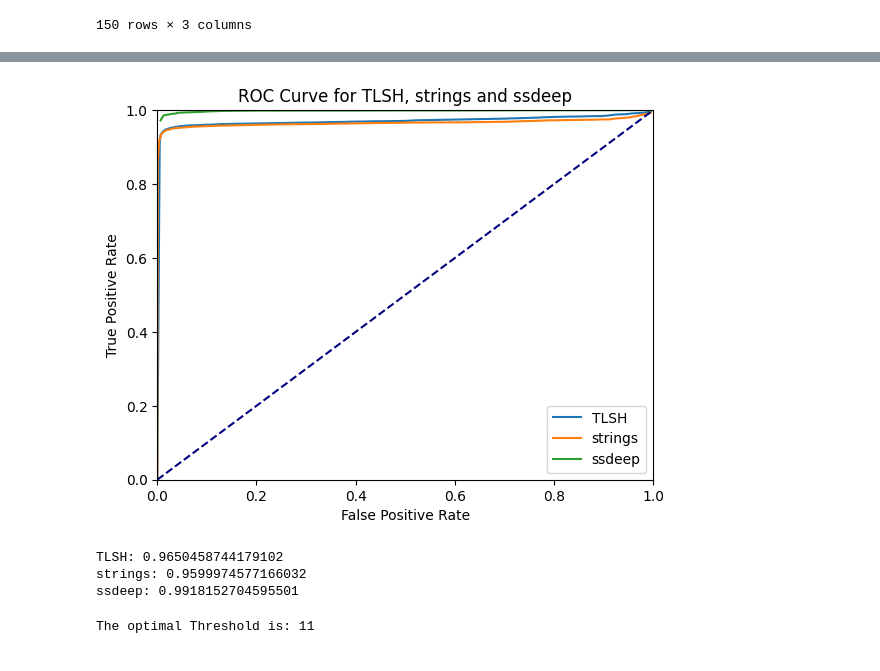
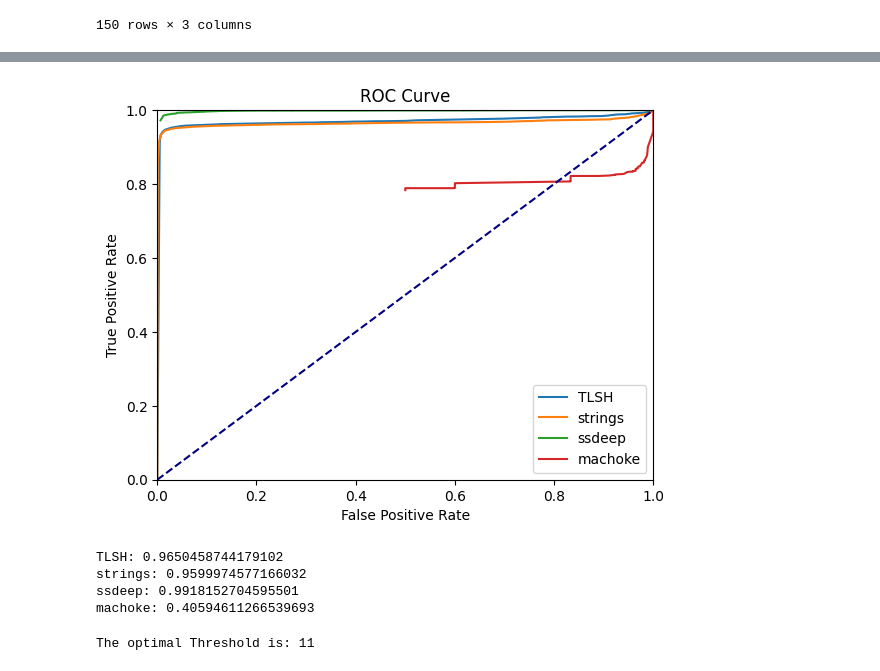
Before and after one commit to edizeqiri/obstkorb, a Jupyter notebook: Analysis/Malware.ipynb, the cells around one changed output, grey strips where cells are left out. Drawn from its saved outputs; the diff is of its cells as text; code cells hidden in the pictures.

```diff
--- a/Analysis/Malware.ipynb
+++ b/Analysis/Malware.ipynb
@@ -300,6 +325,7 @@ sampled_concat["tlsh"] = sampled_concat["tlsh"].apply(lambda x: x["tlsh"] if isi
 sampled_concat["ssdeep"] = sampled_concat["ssdeep"].apply(lambda x: x["ssdeep"] if isinstance(x, dict) else x)
 sampled_concat["strings"] = sampled_concat["strings"].apply(lambda x: x["strings"] if isinstance(x, dict) else x)
 # %%
+import sys
 def tlsh_comb(df, col='tlsh'):
     from itertools import combinations
 
@@ -324,5 +350,5 @@ def tlsh_comb(df, col='tlsh'):
     results_df = pd.DataFrame(results, columns=['Family 1', 'Family 2', 'Scicore 1', "Scicore 2", 'TLSH 1', 'TLSH 2', 'Diff Score'])
 
     return results_df
-"""tlsh_best = tlsh_comb(df=sampled_concat)
-strings_best = tlsh_comb(df=sampled_concat, col='strings')"""
+#tlsh_best = tlsh_comb(df=sampled_concat)
+#strings_best = tlsh_comb(df=sampled_concat, col='strings')
@@ -450,0 +506,12 @@ d = ssdeep_thresh(ssdeep_best)
+# %%
+
+machoke_conat.dropna(subset=['machoke'], inplace=True)
+machoke_conat['machoke'] = machoke_conat['machoke'].apply(lambda x: x['machoke'] if 'machoke' in x and isinstance(x, dict) else x)
+
+# drop on row "machoke" if it starts with "Not"
+machoke_conat = machoke_conat[~machoke_conat['machoke'].str.startswith('Not')]
+machoke_conat = machoke_conat[~machoke_conat['machoke'].str.startswith('r2')]
+
+# remove on "machoke" everything after "\t"
+machoke_conat['machoke'] = machoke_conat['machoke'].apply(lambda x: x.split("\t")[0])
+machoke_conat
@@ -450,0 +602,5 @@ d = ssdeep_thresh(ssdeep_best)
+# %%
+machoke_best["Diff Score"] *= 100
+# %%
+m = ssdeep_thresh(machoke_best)
+m
@@ -451,28 +621,31 @@ d = ssdeep_thresh(ssdeep_best)
 # %%
 # plot the roc curve of variable 'd', 't', 's'
 plt.plot(p["false_positive_rate"], p["true_positive_rate"], label="TLSH")
 plt.plot(s["false_positive_rate"], s["true_positive_rate"], label="strings")
 plt.plot(d["false_positive_rate"], d["true_positive_rate"], label="ssdeep")
+plt.plot(m["false_positive_rate"], m["true_positive_rate"], label="machoke")
 plt.plot([0, 1], [0, 1], color='navy', linestyle='--')
 plt.legend()
 plt.xlabel("False Positive Rate")
 plt.ylabel("True Positive Rate")
-plt.title("ROC Curve for TLSH, strings and ssdeep")
+plt.title("ROC Curve")
 plt.xlim([0.0, 1.0])
 plt.ylim([0.0, 1.0])
 plt.show()
 # %% [output]
-[figure, old version]
+[figure, new version]
 # %%
 # calculate the area under the curve for variable 'd', 't', 's'
 from sklearn.metrics import auc
 print(f"TLSH: {auc(p['false_positive_rate'], p['true_positive_rate'])}")
 print(f"strings: {auc(s['false_positive_rate'], s['true_positive_rate'])}")
 print(f"ssdeep: {auc(d['false_positive_rate'], d['true_positive_rate'])}")
+print(f"machoke: {auc(m['false_positive_rate'], m['true_positive_rate'])}")
 # %% [output]
 TLSH: 0.9650458744179102
 strings: 0.9599974577166032
 ssdeep: 0.9918152704595501
+machoke: 0.40594611266539693
 # %%
 print(f'The optimal Threshold is: {(p["true_positive_rate"] - p["false_positive_rate"]).abs().idxmax()}')
 # %% [output]
```
Also changed, not shown: parts of 16 cells of this notebook, 8 other files.
